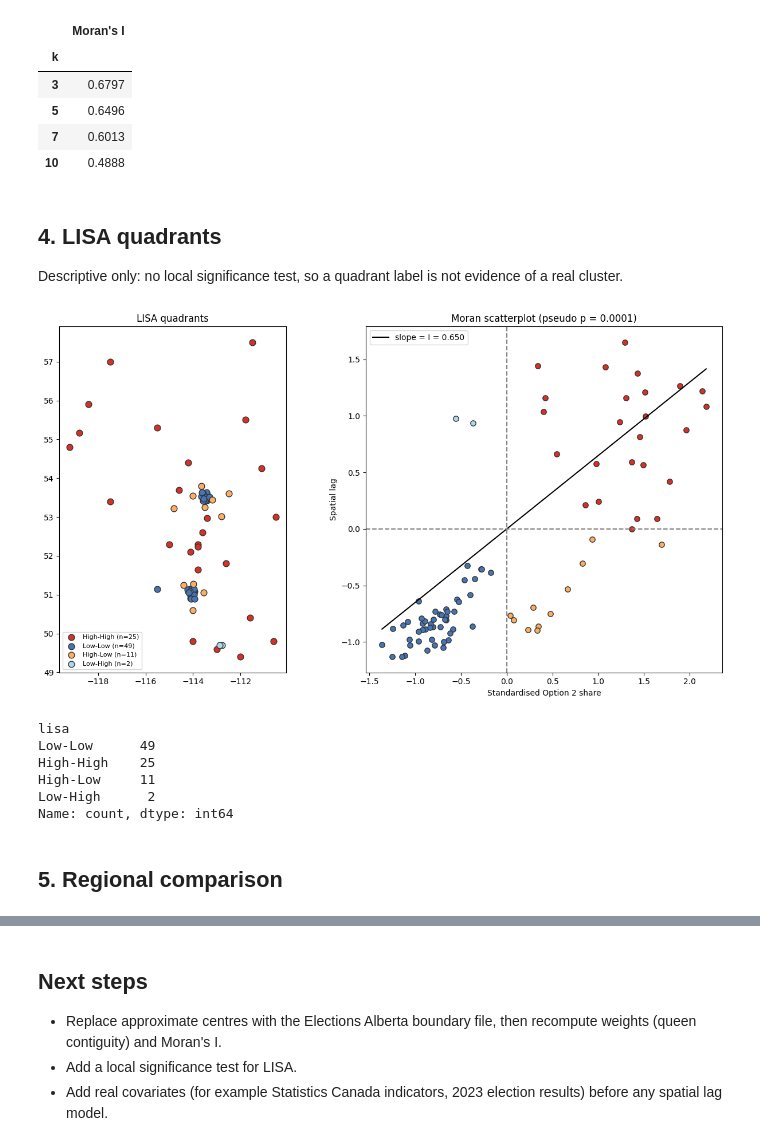
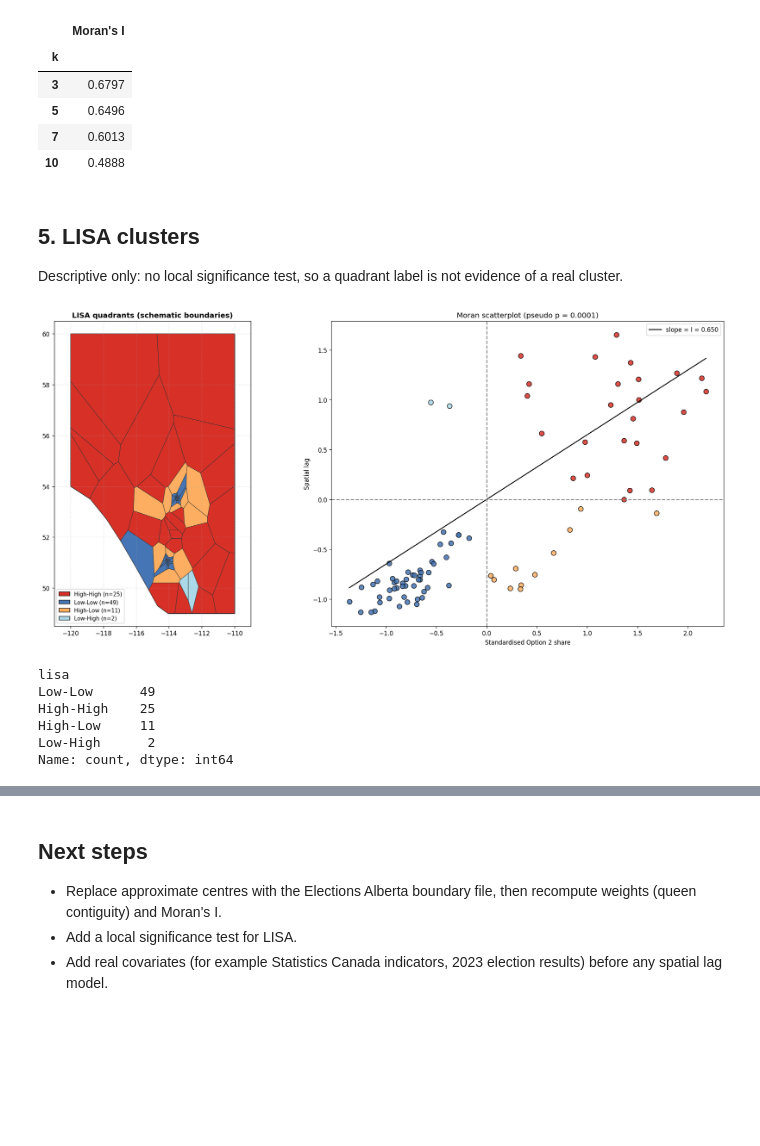
Before and after one commit to TheZarif/alberta-referendum, a Jupyter notebook: notebooks/06-spatial_analysis.ipynb, the cells around one changed output, grey strips where cells are left out. Drawn from its saved outputs; the diff is of its cells as text; code cells hidden in the pictures; blank space fills up the shorter version.

Commit message:
Restore choropleth maps, insets and ranked bar chart in the notebook.
Co-Authored-By: Claude Sonnet 5.5 <noreply@anthropic.com>

```diff
--- a/notebooks/06-spatial_analysis.ipynb
+++ b/notebooks/06-spatial_analysis.ipynb
@@ -66,0 +60,15 @@ plt.show()
+# %%
+ab_poly = Polygon([(-120.0, 60.0), (-110.0, 60.0), (-110.0, 49.0), (-114.05, 49.0),
+                   (-114.7, 49.3), (-115.3, 50.0), (-116.0, 50.8), (-116.9, 51.8),
+                   (-117.8, 52.7), (-118.8, 53.5), (-120.0, 54.0)])
+pts = [Point(xy) for xy in df[["lon", "lat"]].to_numpy()]
+cells = list(voronoi_diagram(MultiPoint(pts), envelope=ab_poly.envelope.buffer(2.0)).geoms)
+
+polys = []
+for pt in pts:
+    cell = next((c_ for c_ in cells if c_.contains(pt)), None) or min(cells, key=lambda c_: c_.distance(pt))
+    clipped = cell.intersection(ab_poly)
+    polys.append(clipped if not clipped.is_empty else pt.buffer(0.35).intersection(ab_poly))
+
+gdf = gpd.GeoDataFrame(df, geometry=polys, crs="EPSG:4326")
+print(len(gdf), "schematic polygons")
@@ -100,40 +147,43 @@ Global Moran's I (k=5): 0.6496, pseudo p = 0.0001
 | 7 | 0.6013 |
 | 10 | 0.4888 |
 # %% [markdown]
-## 4. LISA quadrants
+## 5. LISA clusters
 Descriptive only: no local significance test, so a quadrant label is not evidence of a real cluster.
 # %%
 z = (y - y.mean()) / y.std()
 lag = W @ z
 df["z"], df["lag"] = z, lag
 df["lisa"] = np.select(
     [(z > 0) & (lag > 0), (z < 0) & (lag < 0), (z > 0) & (lag < 0)],
     ["High-High", "Low-Low", "High-Low"], default="Low-High")
 
-fig, (ax_map, ax_sc) = plt.subplots(1, 2, figsize=(13, 7))
+fig, (ax_map, ax_sc) = plt.subplots(1, 2, figsize=(18, 8), dpi=120)
+gdf["lisa"] = df["lisa"].to_numpy()
+gpd.GeoSeries([ab_poly]).plot(ax=ax_map, facecolor="#f5f5f5", edgecolor="#111111", linewidth=1.2)
+patches = []
 for name, colour in LISA_COLOURS.items():
-    sub = df[df["lisa"] == name]
-    ax_map.scatter(sub["lon"], sub["lat"], c=colour, s=60, edgecolor="#333333",
-                   label=f"{name} (n={len(sub)})")
-    ax_sc.scatter(sub["z"], sub["lag"], c=colour, s=45, edgecolor="#333333")
-ax_map.legend(loc="lower left", fontsize=8)
-ax_map.set_title("LISA quadrants")
-ax_map.set_aspect(1 / np.cos(np.radians(df["lat"].mean())))
+    sub = gdf[gdf["lisa"] == name]
+    if len(sub):
+        sub.plot(color=colour, edgecolor="#333333", linewidth=0.6, ax=ax_map)
+    ax_sc.scatter(df.loc[df["lisa"] == name, "z"], df.loc[df["lisa"] == name, "lag"], c=colour, s=65, edgecolor="black", alpha=0.85)
+    patches.append(mpatches.Patch(facecolor=colour, edgecolor="#222222", label=f"{name} (n={len(sub)})"))
+ax_map.legend(handles=patches, loc="lower left", fontsize=9)
+ax_map.set_title("LISA quadrants (schematic boundaries)", fontsize=12, fontweight="bold")
+ax_map.set_xlim(-121.0, -109.0); ax_map.set_ylim(48.5, 60.5)
+ax_map.grid(True, linestyle="--", alpha=0.3)
 xs = np.linspace(z.min(), z.max(), 20)
 ax_sc.plot(xs, i_obs * xs, color="black", label=f"slope = I = {i_obs:.3f}")
 ax_sc.axhline(0, color="grey", linestyle="--"); ax_sc.axvline(0, color="grey", linestyle="--")
 ax_sc.set_xlabel("Standardised Option 2 share"); ax_sc.set_ylabel("Spatial lag")
 ax_sc.set_title(f"Moran scatterplot (pseudo p = {p_value:.4f})")
 ax_sc.legend()
 plt.tight_layout(); plt.show()
 df["lisa"].value_counts()
 # %% [output]
-[figure, old version]
+[figure, new version]
 lisa
 Low-Low      49
 High-High    25
 High-Low     11
 Low-High      2
 Name: count, dtype: int64
-# %% [markdown]
-## 5. Regional comparison
```
Also changed, not shown: parts of 12 cells of this notebook, 2 other files.
